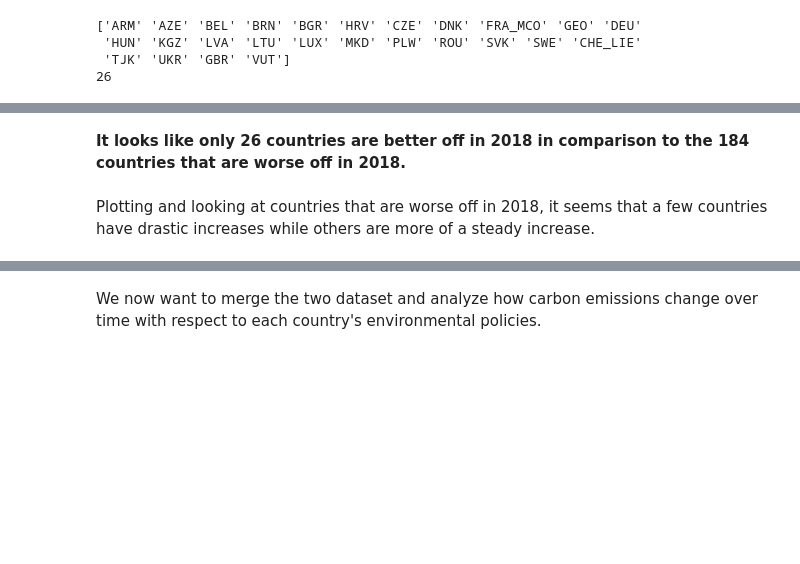
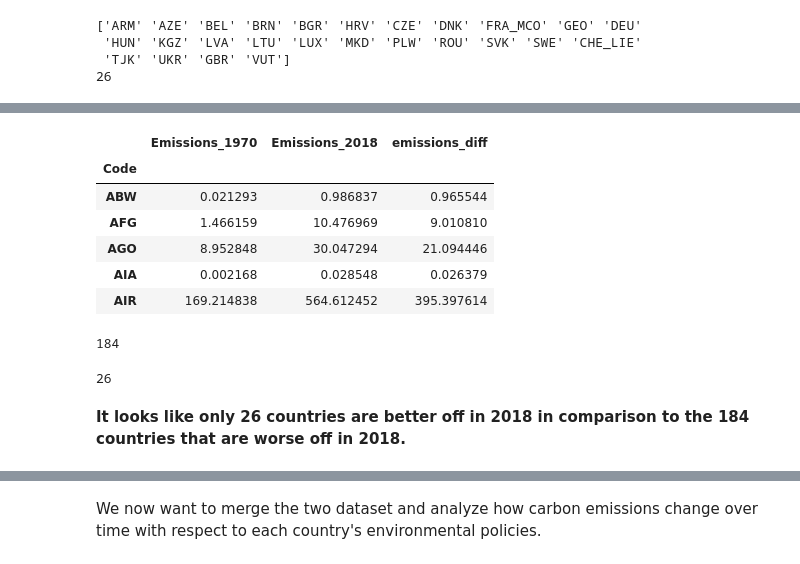
Before and after one commit to bborn3/Emissions_Project, a Jupyter notebook: FinalProject_group015.ipynb, the cells around one changed output, grey strips where cells are left out. Cells and saved outputs as stored; diff of their text form; code cells hidden in the pictures; blank space fills up the shorter version.

```diff
--- a/FinalProject_group015.ipynb
+++ b/FinalProject_group015.ipynb
@@ -795,0 +799,10 @@ print(totalDecrease['Code'].nunique())
+# %%
+# get data for 1970 and 2018
+emissions_1970 = (country_year_emissions[country_year_emissions['Year'] == 1970]
+                  .sort_values(by='Code').set_index('Code')['Emissions'])
+emissions_2018 = (country_year_emissions[country_year_emissions['Year'] == 2018]
+                  .sort_values(by='Code').set_index('Code')['Emissions'])
+emissions_1970_2018 = (pd.DataFrame(emissions_1970)
+                       .rename({'Emissions': 'Emissions_1970'}, axis=1)
+                       .assign(**{'Emissions_2018': emissions_2018}))
+emissions_1970_2018.head()
@@ -796,4 +817,24 @@ print(totalDecrease['Code'].nunique())
+# %%
+# get difference in emissions between 1970 and 2018
+emissions_1970_2018['emissions_diff'] = emissions_1970_2018['Emissions_2018'] - emissions_1970_2018['Emissions_1970']
+emissions_1970_2018.head()
+# %% [output]
+|  | Emissions_1970 | Emissions_2018 | emissions_diff |
+| Code |  |  |  |
+| ABW | 0.021293 | 0.986837 | 0.965544 |
+| AFG | 1.466159 | 10.476969 | 9.010810 |
+| AGO | 8.952848 | 30.047294 | 21.094446 |
+| AIA | 0.002168 | 0.028548 | 0.026379 |
+| AIR | 169.214838 | 564.612452 | 395.397614 |
+# %%
+# how many countries have more emissions
+(emissions_1970_2018['emissions_diff'] > 0).sum()
+# %% [output]
+184
+# %%
+# how many countries have less emissions
+(emissions_1970_2018['emissions_diff'] <= 0).sum()
+# %% [output]
+26
 # %% [markdown]
 **It looks like only 26 countries are better off in 2018 in comparison to the 184 countries that are worse off in 2018.**
-# %% [markdown]
-Plotting and looking at countries that are worse off in 2018, it seems that a few countries have drastic increases while others are more of a steady increase.
```
Also changed, not shown: parts of 14 cells of this notebook.
